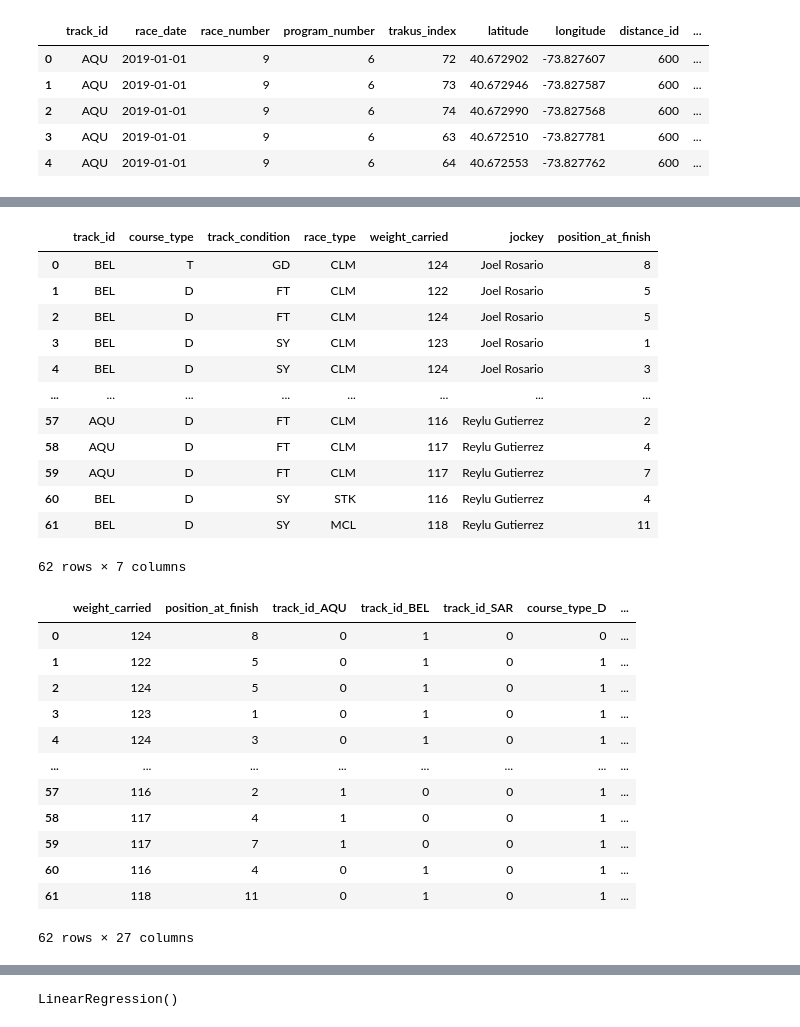
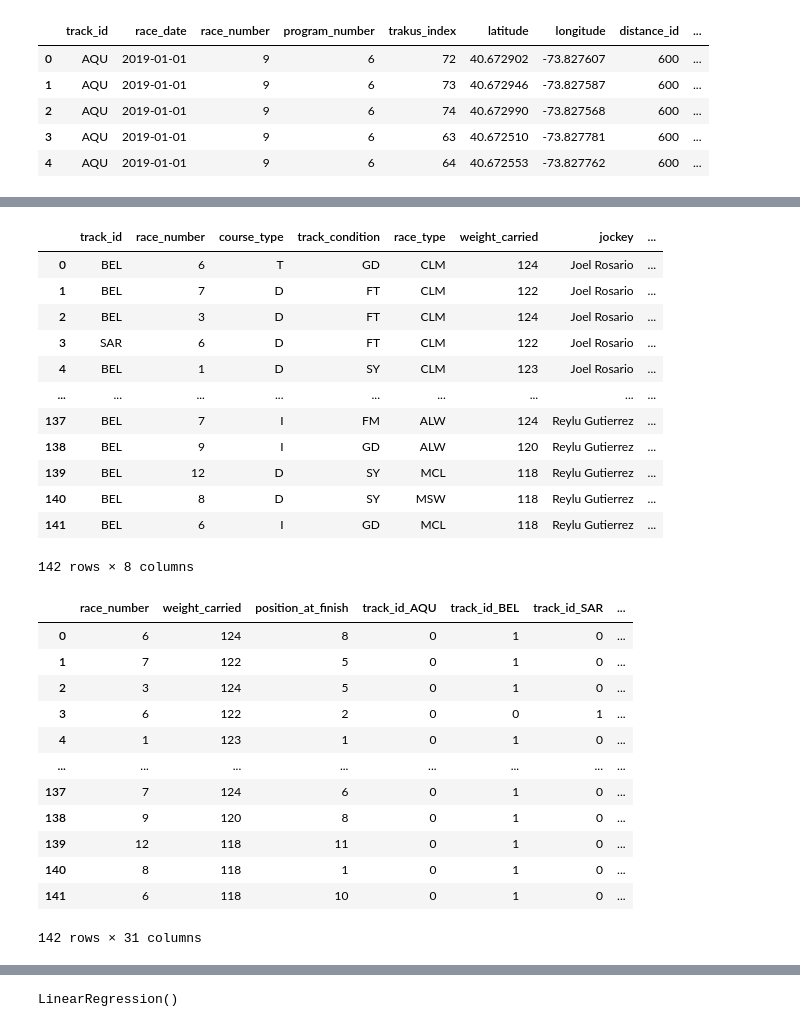
Before and after one commit to GMyers95/Off_to_the_Races, a Jupyter notebook: Train_Predict_updated_new.ipynb, the cells around one changed output, grey strips where cells are left out. Cells and saved outputs as stored; diff of their text form; code cells hidden in the pictures.

Commit message:
updated model + jockey change

```diff
--- a/Train_Predict_updated_new.ipynb
+++ b/Train_Predict_updated_new.ipynb
@@ -42,58 +51,58 @@ data.head()
 # %%
 data_joel = data[data['jockey'] == 'Joel Rosario']
-data_joel_drop = data_joel.drop_duplicates(subset=['race_number'])
+data_joel_drop = data_joel.drop_duplicates(subset=['track_id','race_number'])
 data_joel_drop
 
 data_eric = data[data['jockey'] == 'Eric Cancel']
-data_eric_drop = data_eric.drop_duplicates(subset=['race_number'])
+data_eric_drop = data_eric.drop_duplicates(subset=['track_id','race_number'])
 
 data_manuel = data[data['jockey'] == 'Manuel Franco']
-data_manuel_drop = data_manuel.drop_duplicates(subset=['race_number'])
+data_manuel_drop = data_manuel.drop_duplicates(subset=['track_id','race_number'])
 
-data_dylan = data[data['jockey'] == 'Dylan Davis']
-data_dylan_drop = data_dylan.drop_duplicates(subset=['race_number'])
+data_andre = data[data['jockey'] == 'Andre Shivnarine Worrie']
+data_andre_drop = data_andre.drop_duplicates(subset=['track_id','race_number'])
 
 data_reylu = data[data['jockey'] == 'Reylu Gutierrez']
-data_reylu_drop = data_reylu.drop_duplicates(subset=['race_number'])
+data_reylu_drop = data_reylu.drop_duplicates(subset=['track_id','race_number'])
 
 
-data_reduced = pd.concat([data_joel_drop, data_eric_drop, data_manuel_drop, data_dylan_drop, data_reylu_drop], ignore_index=True, sort=False)
+data_reduced = pd.concat([data_joel_drop, data_eric_drop, data_manuel_drop, data_andre_drop, data_reylu_drop], ignore_index=True, sort=False)
 
-data_reduced = data_reduced.drop(columns = ['race_date','race_number', 'latitude', 'longitude', 'trakus_index', 'program_number', 'distance_id', 'run_up_distance', 'purse', 'post_time', 'odds'])
+data_reduced = data_reduced.drop(columns = ['race_date', 'latitude', 'longitude', 'trakus_index', 'program_number', 'distance_id', 'run_up_distance', 'purse', 'post_time', 'odds'])
 data_reduced
 
 # Top Importance: 0(track_id), 1(race_date), 2(race_number), 5(course_type), 6(track_condition) 8(race_type), 11(weight), 12(jockey)
 # %% [output]
-|  | track_id | course_type | track_condition | race_type | weight_carried | jockey | position_at_finish |
-| 0 | BEL | T | GD | CLM | 124 | Joel Rosario | 8 |
-| 1 | BEL | D | FT | CLM | 122 | Joel Rosario | 5 |
-| 2 | BEL | D | FT | CLM | 124 | Joel Rosario | 5 |
-| 3 | BEL | D | SY | CLM | 123 | Joel Rosario | 1 |
-| 4 | BEL | D | SY | CLM | 124 | Joel Rosario | 3 |
-| ... | ... | ... | ... | ... | ... | ... | ... |
-| 57 | AQU | D | FT | CLM | 116 | Reylu Gutierrez | 2 |
-| 58 | AQU | D | FT | CLM | 117 | Reylu Gutierrez | 4 |
-| 59 | AQU | D | FT | CLM | 117 | Reylu Gutierrez | 7 |
-| 60 | BEL | D | SY | STK | 116 | Reylu Gutierrez | 4 |
-| 61 | BEL | D | SY | MCL | 118 | Reylu Gutierrez | 11 |
+|  | track_id | race_number | course_type | track_condition | race_type | weight_carried | jockey | ... |
+| 0 | BEL | 6 | T | GD | CLM | 124 | Joel Rosario | ... |
+| 1 | BEL | 7 | D | FT | CLM | 122 | Joel Rosario | ... |
+| 2 | BEL | 3 | D | FT | CLM | 124 | Joel Rosario | ... |
+| 3 | SAR | 6 | D | FT | CLM | 122 | Joel Rosario | ... |
+| 4 | BEL | 1 | D | SY | CLM | 123 | Joel Rosario | ... |
+| ... | ... | ... | ... | ... | ... | ... | ... | ... |
+| 137 | BEL | 7 | I | FM | ALW | 124 | Reylu Gutierrez | ... |
+| 138 | BEL | 9 | I | GD | ALW | 120 | Reylu Gutierrez | ... |
+| 139 | BEL | 12 | D | SY | MCL | 118 | Reylu Gutierrez | ... |
+| 140 | BEL | 8 | D | SY | MSW | 118 | Reylu Gutierrez | ... |
+| 141 | BEL | 6 | I | GD | MCL | 118 | Reylu Gutierrez | ... |
-62 rows × 7 columns
+142 rows × 8 columns
 # %%
 data_dummies = pd.get_dummies(data_reduced)
 data_dummies
 # %% [output]
-|  | weight_carried | position_at_finish | track_id_AQU | track_id_BEL | track_id_SAR | course_type_D | ... |
-| 0 | 124 | 8 | 0 | 1 | 0 | 0 | ... |
-| 1 | 122 | 5 | 0 | 1 | 0 | 1 | ... |
-| 2 | 124 | 5 | 0 | 1 | 0 | 1 | ... |
-| 3 | 123 | 1 | 0 | 1 | 0 | 1 | ... |
-| 4 | 124 | 3 | 0 | 1 | 0 | 1 | ... |
+|  | race_number | weight_carried | position_at_finish | track_id_AQU | track_id_BEL | track_id_SAR | ... |
+| 0 | 6 | 124 | 8 | 0 | 1 | 0 | ... |
+| 1 | 7 | 122 | 5 | 0 | 1 | 0 | ... |
+| 2 | 3 | 124 | 5 | 0 | 1 | 0 | ... |
+| 3 | 6 | 122 | 2 | 0 | 0 | 1 | ... |
+| 4 | 1 | 123 | 1 | 0 | 1 | 0 | ... |
 | ... | ... | ... | ... | ... | ... | ... | ... |
-| 57 | 116 | 2 | 1 | 0 | 0 | 1 | ... |
-| 58 | 117 | 4 | 1 | 0 | 0 | 1 | ... |
-| 59 | 117 | 7 | 1 | 0 | 0 | 1 | ... |
-| 60 | 116 | 4 | 0 | 1 | 0 | 1 | ... |
-| 61 | 118 | 11 | 0 | 1 | 0 | 1 | ... |
+| 137 | 7 | 124 | 6 | 0 | 1 | 0 | ... |
+| 138 | 9 | 120 | 8 | 0 | 1 | 0 | ... |
+| 139 | 12 | 118 | 11 | 0 | 1 | 0 | ... |
+| 140 | 8 | 118 | 1 | 0 | 1 | 0 | ... |
+| 141 | 6 | 118 | 10 | 0 | 1 | 0 | ... |
-62 rows × 27 columns
+142 rows × 31 columns
 # %%
 dummies_dropped = data_dummies.drop(columns=['position_at_finish'])
 dummies_dropped
```
Also changed, not shown: parts of 10 cells of this notebook.
